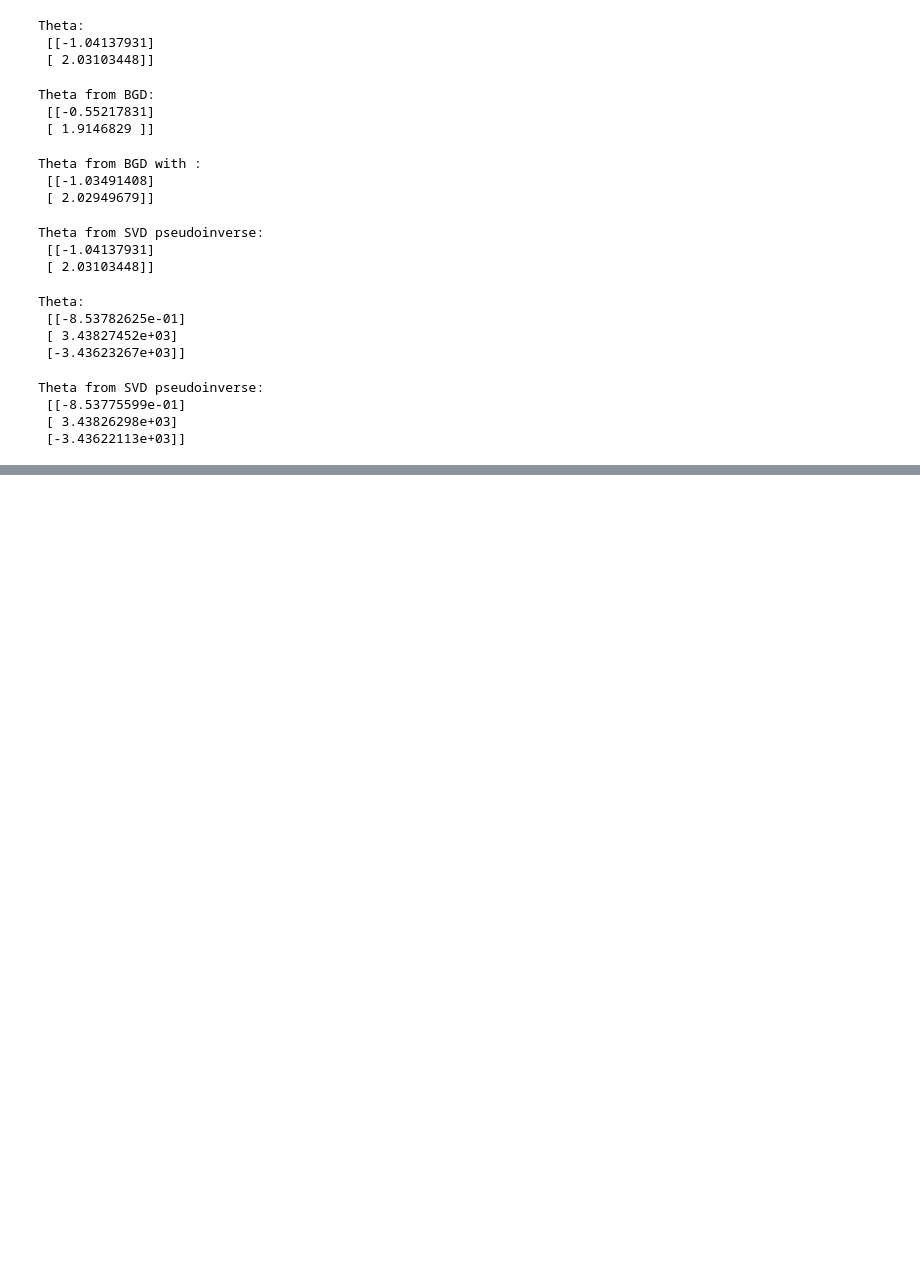
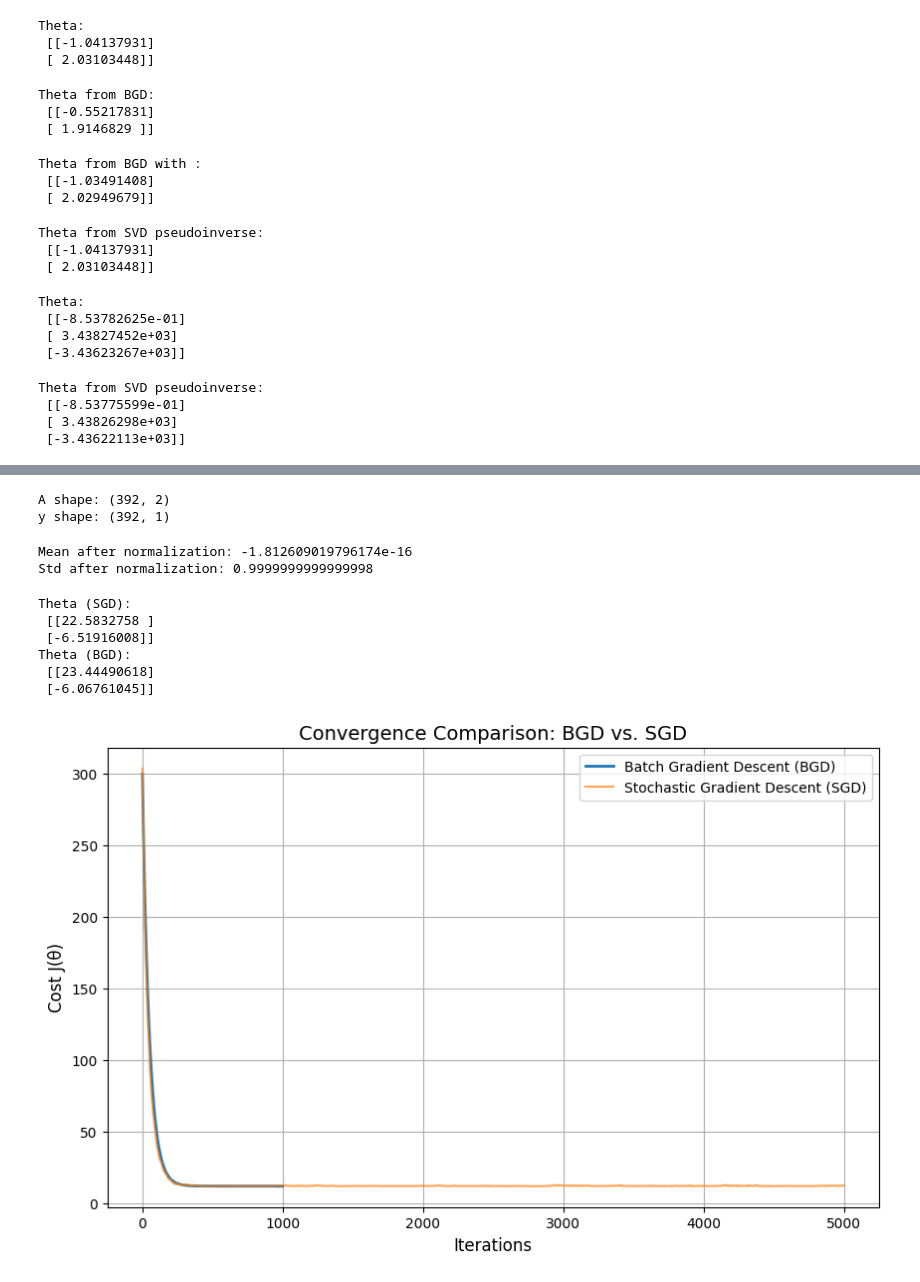
Before and after one commit to parmidamardi/CDM-TA-3, a Jupyter notebook: CDM_TA_3.ipynb, the cells around one changed output, grey strips where cells are left out. Cells and saved outputs as stored; diff of their text form; code cells hidden in the pictures; blank space fills up the shorter version.

```diff
--- a/CDM_TA_3.ipynb
+++ b/CDM_TA_3.ipynb
@@ -99,0 +129,28 @@ Theta from SVD pseudoinverse:
+# %%
+#step 2.2
+hp = data_mpg['Horsepower'].values.reshape(-1, 1)
+mpg = data_mpg['MPG'].values.reshape(-1, 1)
+
+ones = np.ones((len(hp), 1))
+A = np.hstack([ones, hp])
+
+y = mpg
+
+print("A shape:", A.shape)
+print("y shape:", y.shape)
+# %% [output]
+A shape: (392, 2)
+y shape: (392, 1)
+# %%
+# Normalize only the Horsepower column - Z-score normalization
+hp_mean = np.mean(A[:, 1])
+hp_std = np.std(A[:, 1])
+
+A_norm = A.copy()
+A_norm[:, 1] = (A[:, 1] - hp_mean) / hp_std
+
+print("Mean after normalization:", A_norm[:, 1].mean())
+print("Std after normalization:", A_norm[:, 1].std())
+# %% [output]
+Mean after normalization: -1.812609019796174e-16
+Std after normalization: 0.9999999999999998
@@ -99,0 +182,32 @@ Theta from SVD pseudoinverse:
+# %%
+#2.3.2
+def batch_gradient_descent(A, y, learning_rate=0.01, n_iterations=1000):
+    m, n = A.shape
+    theta = np.zeros((n, 1))
+    cost_history = []
+
+    for t in range(n_iterations):
+        gradient = (1/m) * (A.T @ (A @ theta - y))
+        theta = theta - learning_rate * gradient
+
+        cost_history.append(compute_cost(A, y, theta))
+
+    return theta, cost_history
+# %%
+theta_sgd, cost_sgd = stochastic_gradient_descent(A_norm, y,
+                                                  learning_rate=0.01,
+                                                  n_iterations=5000)
+
+theta_bgd, cost_bgd = batch_gradient_descent(A_norm, y,
+                                             learning_rate=0.01,
+                                             n_iterations=1000)
+
+print("Theta (SGD):\n", theta_sgd)
+print("Theta (BGD):\n", theta_bgd)
+# %% [output]
+Theta (SGD):
+ [[22.5832758 ]
+ [-6.51916008]]
+Theta (BGD):
+ [[23.44490618]
+ [-6.06761045]]
@@ -99,0 +216,16 @@ Theta from SVD pseudoinverse:
+# %%
+#2.4.1
+import matplotlib.pyplot as plt
+plt.figure(figsize=(10,6))
+
+plt.plot(cost_bgd, label="Batch Gradient Descent (BGD)", linewidth=2)
+plt.plot(cost_sgd, label="Stochastic Gradient Descent (SGD)", alpha=0.7)
+
+plt.xlabel("Iterations", fontsize=12)
+plt.ylabel("Cost J(θ)", fontsize=12)
+plt.title("Convergence Comparison: BGD vs. SGD", fontsize=14)
+plt.legend()
+plt.grid(True)
+plt.show()
+# %% [output]
+[figure, added]
```
Also changed, not shown: parts of 5 cells of this notebook.
